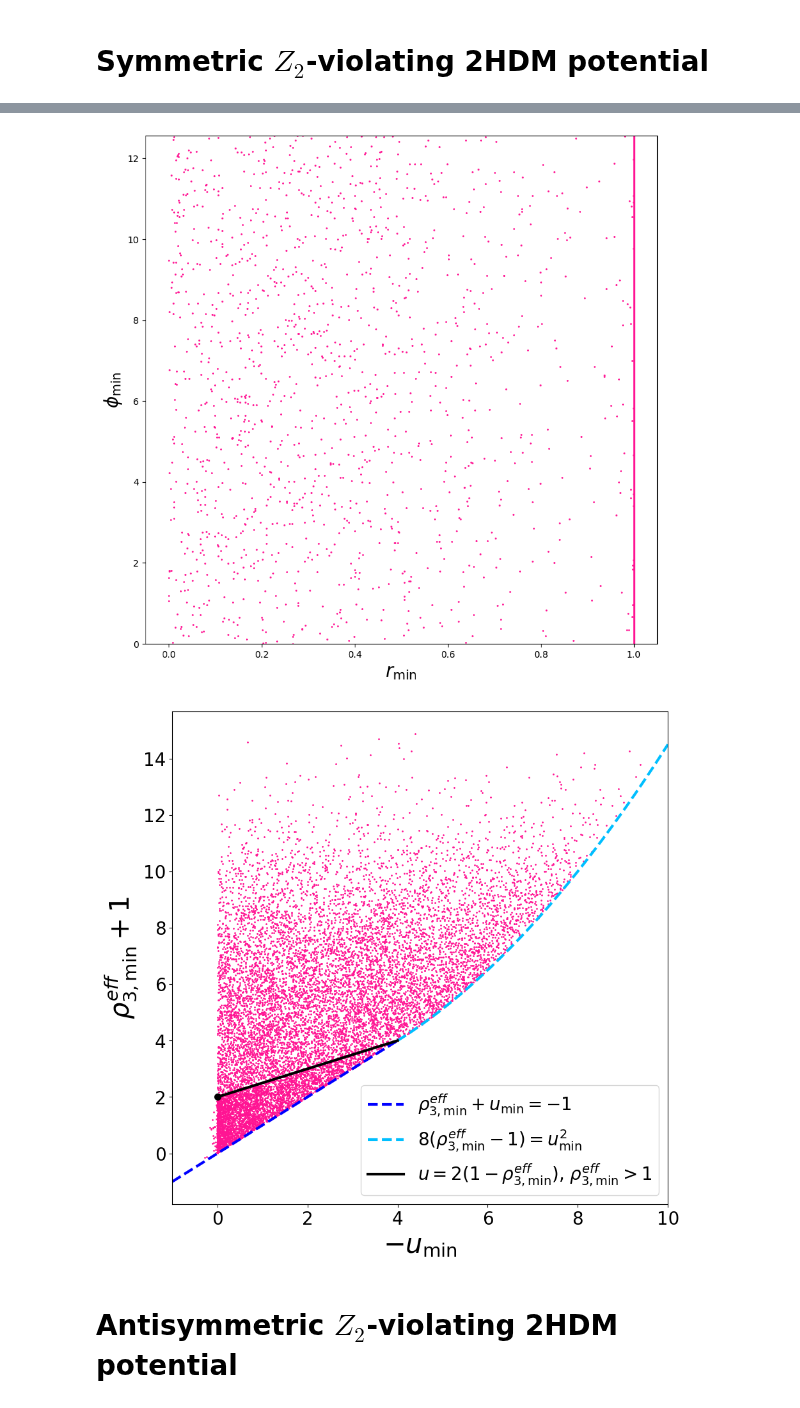
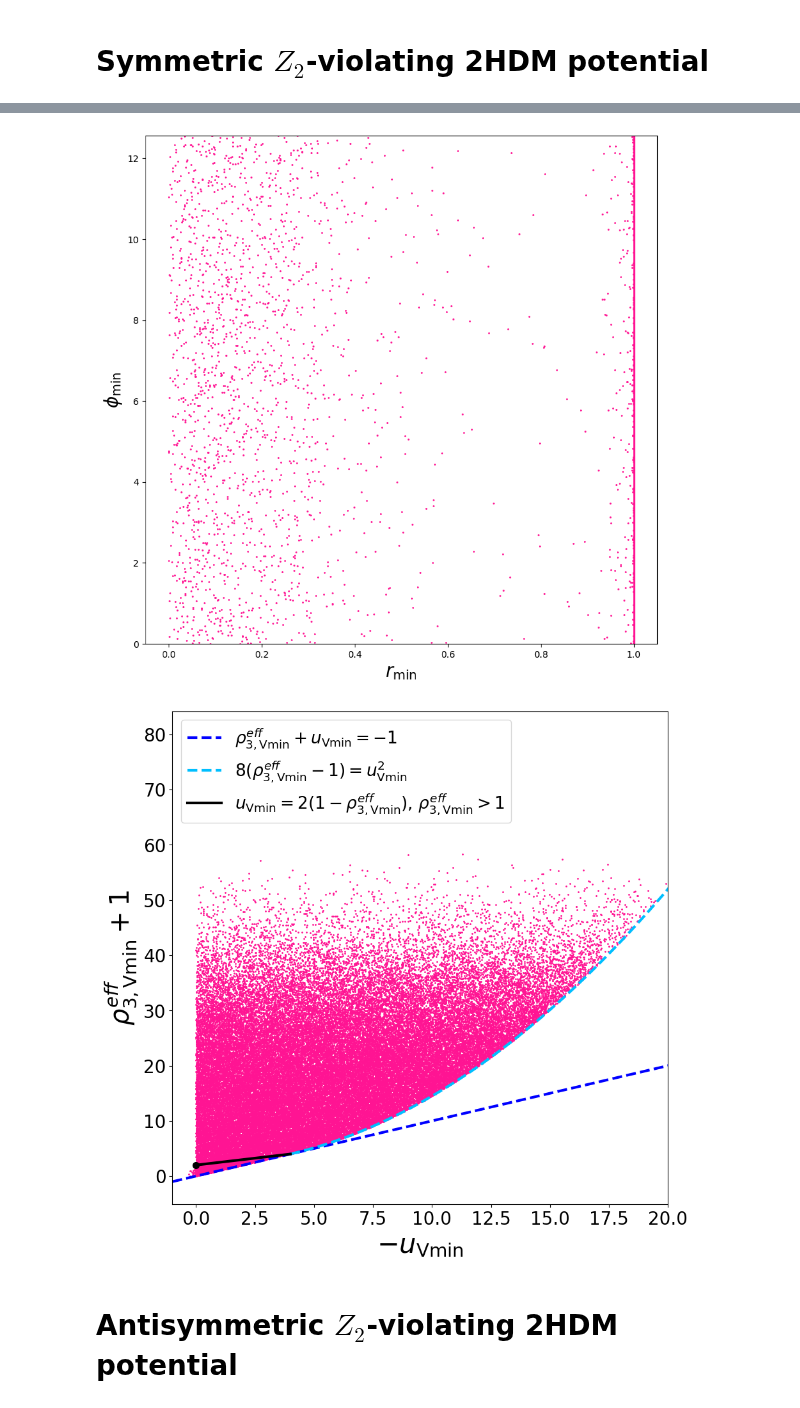
Before and after one commit to jdlpv/Theoretical-constraints-on-beyond-Standard-Model-extensions-of-the-Higgs-potential, a Jupyter notebook: parameter_visualizer.ipynb, the cells around one changed output, grey strips where cells are left out. Saved outputs shown, nothing was run; the diff lists cells and outputs as text; code cells hidden in the pictures.

```diff
--- a/parameter_visualizer.ipynb
+++ b/parameter_visualizer.ipynb
@@ -506,7 +506,7 @@ plt.show()
 # %% [markdown]
 # Symmetric $Z_2$-violating 2HDM potential
 # %%
-symmetric_valid_values = np.loadtxt('symmetric_valid_values.txt', delimiter=',')
+symmetric_valid_values = np.loadtxt('symmetric_valid_values_07_06.txt', delimiter=',')
 # %%
 font_size = 50
 
@@ -750,7 +750,7 @@ ax.set_ylim([0, 4*np.pi])
 
 plt.show()
 # %% [output]
-[figure, old version]
+[figure, new version]
 # %%
 # Define effective parameters
 
@@ -762,43 +762,43 @@ rho_4_Z_2_violating_sym = symmetric_valid_values[:,1]
 rho_5_Z_2_violating_sym = symmetric_valid_values[:,2]
 alpha_5_Z_2_violating_sym = symmetric_valid_values[:,3]
 rho_6_Z_2_violating_sym = symmetric_valid_values[:,4]
 alpha_6_Z_2_violating_sym = symmetric_valid_values[:,5]
 rho_7_Z_2_violating_sym = symmetric_valid_values[:,6]
 alpha_7_Z_2_violating_sym = symmetric_valid_values[:,7]
 r_sym = symmetric_valid_values[:,8]
 phi_sym = symmetric_valid_values[:,9]
 
 rho_3_eff_Z_2_violating_sym = rho_3_Z_2_violating_sym + r_sym**2*(rho_4_Z_2_violating_sym + rho_5_Z_2_violating_sym*np.cos(alpha_5_Z_2_violating_sym + phi_sym))
 
 rho_6_eff_Z_2_violating_sym = rho_6_Z_2_violating_sym*r_sym*np.cos(alpha_6_Z_2_violating_sym + (1/2)*phi_sym)
 
 rho_7_eff_Z_2_violating_sym = rho_7_Z_2_violating_sym*r_sym*np.cos(alpha_7_Z_2_violating_sym + (1/2)*phi_sym)
 
 u_Z_2_violating_sym = rho_6_eff_Z_2_violating_sym + rho_7_eff_Z_2_violating_sym
 
 v_Z_2_violating_sym = rho_6_eff_Z_2_violating_sym - rho_7_eff_Z_2_violating_sym
 
 x_var = np.linspace(0,4,1000)
-x_var2 = np.linspace(4,10,1000)
-x_var3 = np.linspace(-1,4,1000)
+x_var2 = np.linspace(4,25,1000)
+x_var3 = np.linspace(-1,25,1000)
 
 plt.figure(figsize=(10,10))
 
 plt.scatter(-u_Z_2_violating_sym,rho_3_eff_Z_2_violating_sym+1,color='deeppink',s=1)
 
-plt.plot(x_var3,x_var3,color='blue',linestyle='--', linewidth=3, label=r'$\rho^{eff}_{3,\text{min}}+u_{\text{min}}=-1$')
-plt.plot(x_var2,x_var2**2/8+2, color='deepskyblue',linestyle='--', linewidth=3, label=r'$8(\rho^{eff}_{3,\text{min}}-1) = u^2_{\text{min}}$')
-plt.plot(x_var,x_var/2+2, color='black', linewidth=3,label=r'$u=2(1-\rho^{eff}_{3,\text{min}})$, $\rho^{eff}_{3,\text{min}}>1$')
+plt.plot(x_var3,x_var3,color='blue',linestyle='--', linewidth=3, label=r'$\rho^{eff}_{3,\text{Vmin}}+u_{\text{Vmin}}=-1$')
+plt.plot(x_var2,x_var2**2/8+2, color='deepskyblue',linestyle='--', linewidth=3, label=r'$8(\rho^{eff}_{3,\text{Vmin}}-1) = u^2_{\text{Vmin}}$')
+plt.plot(x_var,x_var/2+2, color='black', linewidth=3,label=r'$u_{\text{Vmin}}=2(1-\rho^{eff}_{3,\text{Vmin}})$, $\rho^{eff}_{3,\text{Vmin}}>1$')
 plt.plot(0,2,marker='o',color='black',markersize=7)
 
-plt.legend(loc=4,fontsize=20)
-plt.ylabel(r'$\rho^{eff}_{3,\text{min}}+1$',fontsize=30)
-plt.xlabel(r'$-u_{\text{min}}$',fontsize=30)
-plt.xlim([-1,10])
+plt.legend(loc=2,fontsize=19)
+plt.ylabel(r'$\rho^{eff}_{3,\text{Vmin}}+1$',fontsize=30)
+plt.xlabel(r'$-u_{\text{Vmin}}$',fontsize=30)
+plt.xlim([-1, 20])
 plt.savefig('sym_restriction.png', dpi=300, bbox_inches='tight')
 plt.show()
 # %% [output]
-[figure, old version]
+[figure, new version]
 # %% [markdown]
 # Antisymmetric $Z_2$-violating 2HDM potential
 # %%
```
Also changed, not shown: parts of 10 cells of this notebook, 2 other files.
